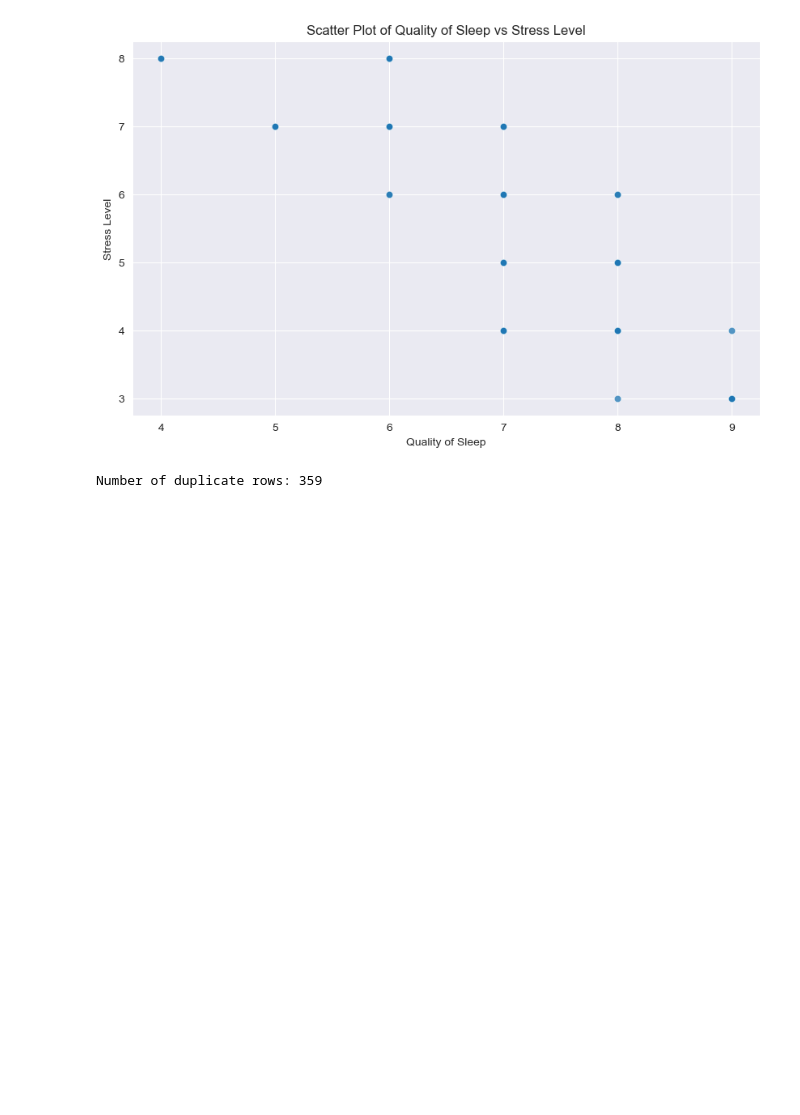
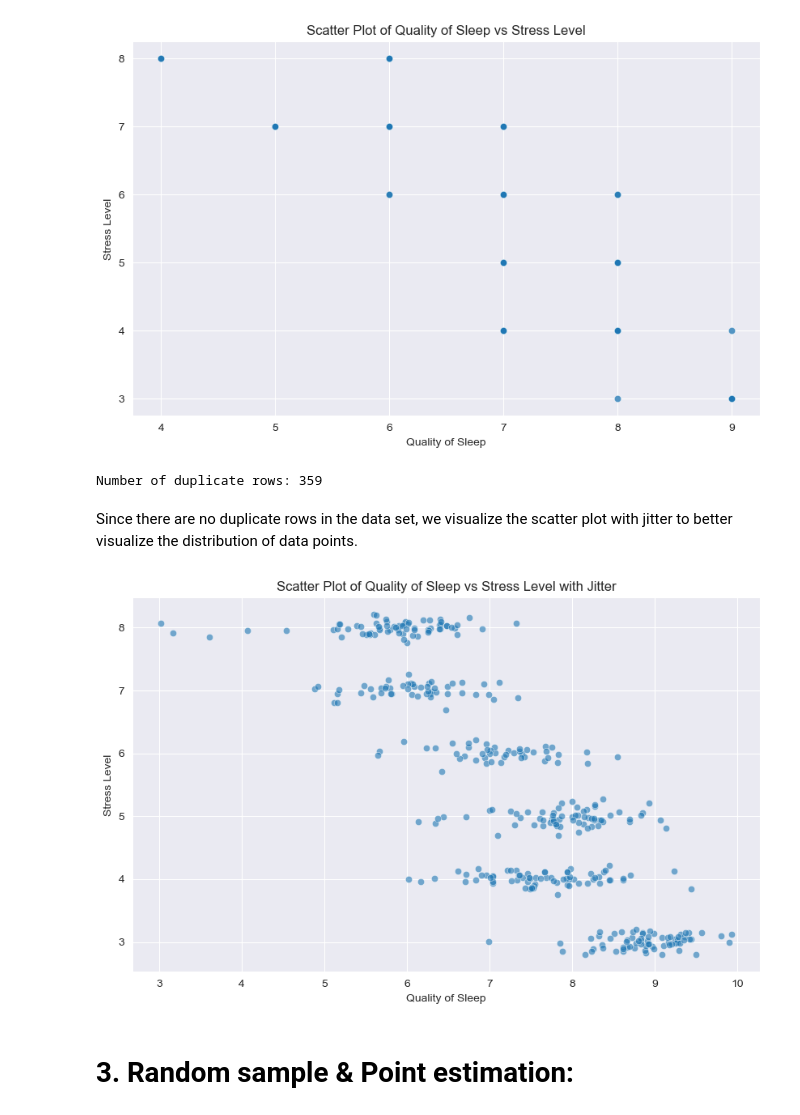
Before and after one commit to legiahanphamm/mas291, a Jupyter notebook: mas291/notebooks/main.ipynb, the cells around one changed output. Drawn from its saved outputs; the diff is of its cells as text; code cells hidden in the pictures; blank space fills up the shorter version.

```diff
--- a/mas291/notebooks/main.ipynb
+++ b/mas291/notebooks/main.ipynb
@@ -205,3 +202,23 @@ duplicates = data_df.duplicated(subset=['Quality of Sleep', 'Stress Level'])
 print(f"Number of duplicate rows: {duplicates.sum()}")
 # %% [output]
 Number of duplicate rows: 359
+# %% [markdown]
+Since there are no duplicate rows in the data set, we visualize the scatter plot with jitter to better visualize the distribution of data points.
+# %%
+# Create jitter plot with random noise for better visualization
+plt.figure(figsize=(10, 6))
+sns.scatterplot(x=data_df['Quality of Sleep'] + np.random.normal(0, 0.5, len(data_df)),
+                y=data_df['Stress Level'] + np.random.normal(0, 0.1, len(data_df)),
+                alpha=0.6)
+
+# Adding titles and labels
+plt.title(f'Scatter Plot of Quality of Sleep vs Stress Level with Jitter')
+plt.xlabel('Quality of Sleep')
+plt.ylabel('Stress Level')
+
+# Show plot
+plt.show()
+# %% [output]
+[figure, added]
+# %% [markdown]
+# 3. Random sample & Point estimation:
```
Also changed, not shown: parts of 12 cells of this notebook.
